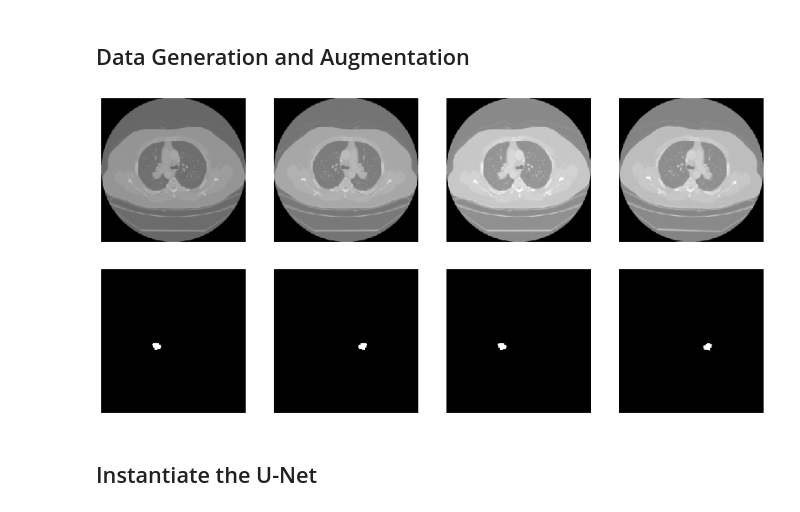
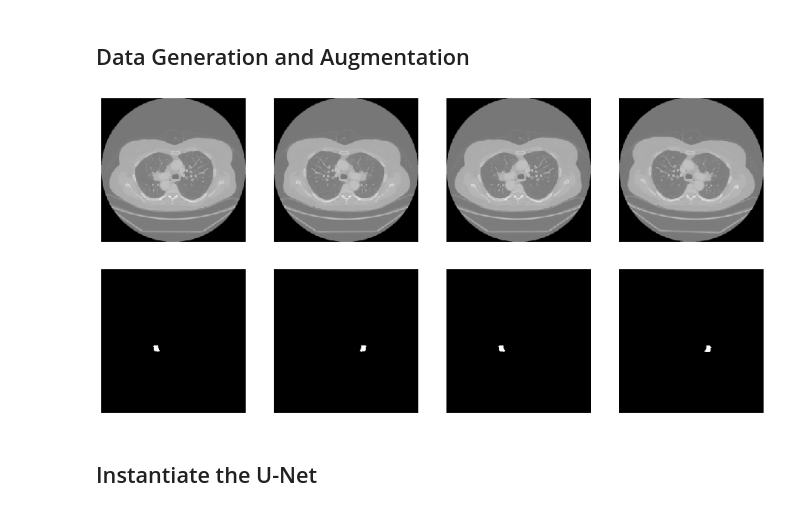
Before and after one commit to maggiebasta/lung-cancer-thesis, a Jupyter notebook: unet_2d/trainUnet.ipynb, the cells around one changed output. Cells and saved outputs as stored; diff of their text form; code cells hidden in the pictures.

```diff
--- a/unet_2d/trainUnet.ipynb
+++ b/unet_2d/trainUnet.ipynb
@@ -37,10 +90,10 @@ test_generator = generator(
     label_generator_test
 )
 # %%
-show_augmentation('data/train/image/0.png', image_generator_train, n_rows=1)
-show_augmentation('data/train/label/0.png', label_generator_train, n_rows=1)
+show_augmentation('data/train/image/1.png', image_generator_train, n_rows=1)
+show_augmentation('data/train/label/1.png', label_generator_train, n_rows=1)
 # %% [output]
-[figure, old version]
+[figure, new version]
 [figure]
 # %% [markdown]
 ## Instantiate the U-Net
```
Also changed, not shown: parts of 7 cells of this notebook, 4 other files.
